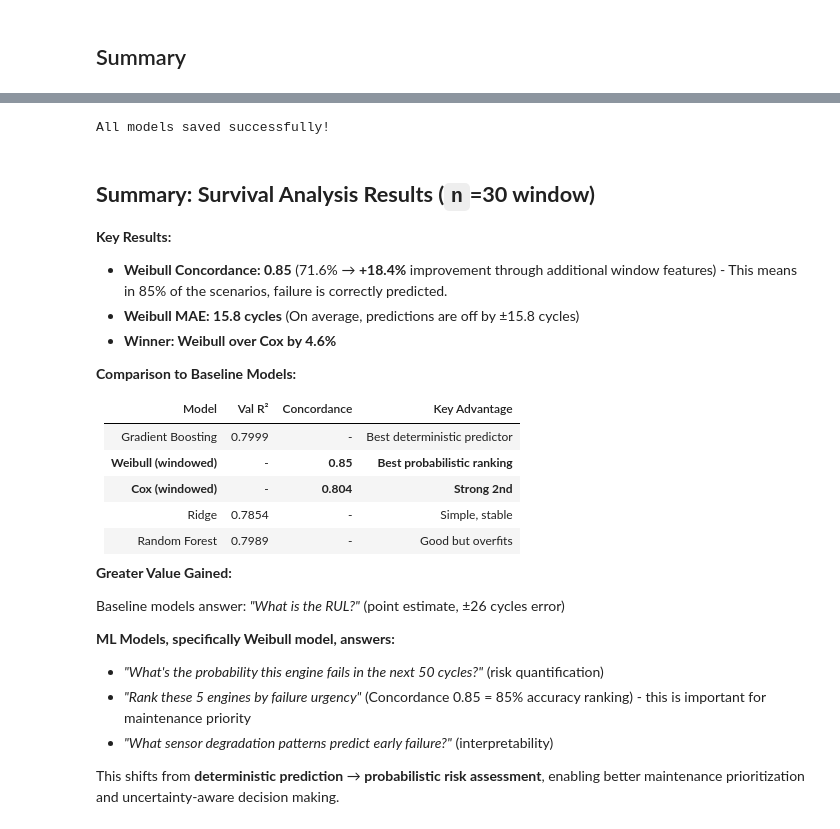
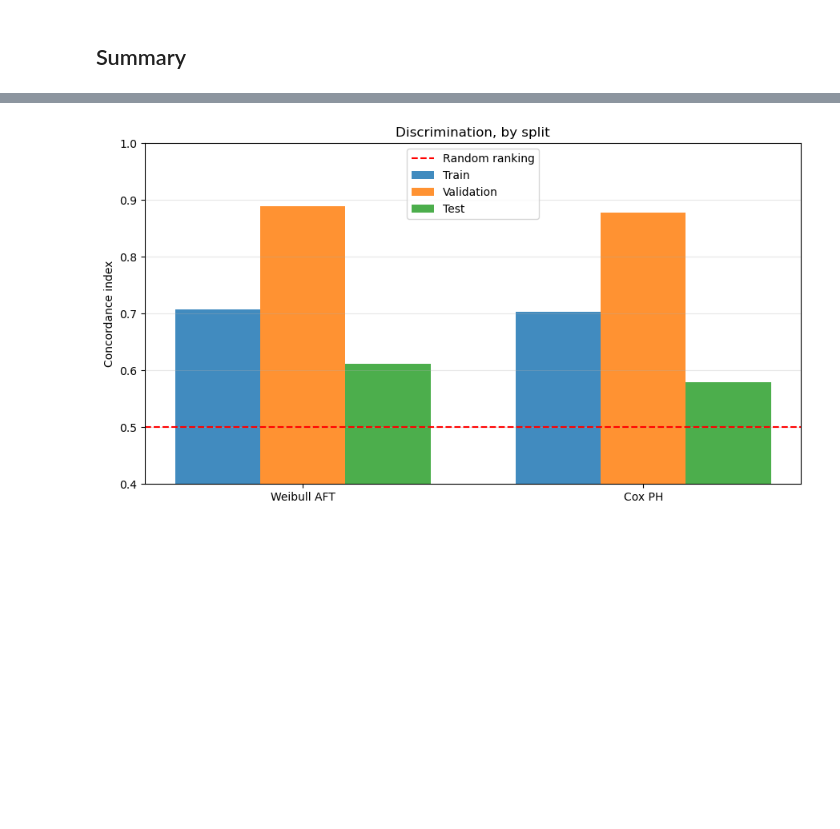
Before and after one commit to Wellbek/NASA-Turbofan-Twin, a Jupyter notebook: notebooks/05_survival_analysis.ipynb, the cells around one changed output, grey strips where cells are left out. Cells and saved outputs as stored; diff of their text form; code cells hidden in the pictures; blank space fills up the shorter version.

```diff
--- a/notebooks/05_survival_analysis.ipynb
+++ b/notebooks/05_survival_analysis.ipynb
@@ -323,0 +189,13 @@ plt.show()
+# %%
+rows = []
+for name, model in models.items():
+    rows.append({
+        'Model': 'Weibull AFT' if name == 'weibull' else 'Cox PH',
+        'Train C': round(concordance(model, design(train_f)), 3),
+        'Val C': round(concordance(model, design(val_f)), 3),
+        'Test C': round(concordance(model, design(test_f)), 3),
+    })
+
+results = pd.DataFrame(rows)
+print("CONCORDANCE INDEX (0.5 is random, 1.0 is perfect ranking)")
+print(results.to_string(index=False))
@@ -396,40 +265,19 @@ plt.show()
-# %%
-# Save different models for reuse
-
-# Create directory if it doesn't exist
-os.makedirs('../data/models/cmapss/', exist_ok=True)
-
-joblib.dump(waft, '../data/models/cmapss/waft.pkl')
-joblib.dump(cph, '../data/models/cmapss/cph.pkl')
-
-print("All models saved successfully!")
-# %% [output]
-All models saved successfully!
-# %% [markdown]
-## **Summary: Survival Analysis Results (`n`=30 window)**
-
-**Key Results:**
-- **Weibull Concordance: 0.85** (71.6% → **+18.4%** improvement through additional window features) - This means in 85% of the scenarios, failure is correctly predicted.
-- **Weibull MAE: 15.8 cycles** (On average, predictions are off by ±15.8 cycles)
-- **Winner: Weibull over Cox by 4.6%**
-
-**Comparison to Baseline Models:**
-
-| Model | Val R² | Concordance | Key Advantage |
-|-------|--------|-------------|---------------|
-| Gradient Boosting | 0.7999 | - | Best deterministic predictor |
-| **Weibull (windowed)** | - | **0.85** | **Best probabilistic ranking** |
-| **Cox (windowed)** | - | **0.804** | **Strong 2nd** |
-| Ridge | 0.7854 | - | Simple, stable |
-| Random Forest | 0.7989 | - | Good but overfits |
-
-**Greater Value Gained:**
-
-Baseline models answer: *"What is the RUL?"* (point estimate, ±26 cycles error)
-
-**ML Models, specifically Weibull model, answers:**
-- *"What's the probability this engine fails in the next 50 cycles?"* (risk quantification)
-- *"Rank these 5 engines by failure urgency"* (Concordance 0.85 = 85% accuracy ranking) - this is important for maintenance priority
-- *"What sensor degradation patterns predict early failure?"* (interpretability)
-
-This shifts from **deterministic prediction** → **probabilistic risk assessment**, enabling better maintenance prioritization and uncertainty-aware decision making.
+# %%
+fig, ax = plt.subplots(figsize=(9, 5))
+
+x = np.arange(len(results))
+ax.bar(x - 0.25, results['Train C'], 0.25, label='Train', alpha=0.85)
+ax.bar(x, results['Val C'], 0.25, label='Validation', alpha=0.85)
+ax.bar(x + 0.25, results['Test C'], 0.25, label='Test', alpha=0.85)
+ax.axhline(0.5, color='red', linestyle='--', linewidth=1.5, label='Random ranking')
+ax.set_xticks(x)
+ax.set_xticklabels(results['Model'])
+ax.set_ylabel('Concordance index')
+ax.set_ylim(0.4, 1.0)
+ax.set_title('Discrimination, by split')
+ax.legend()
+ax.grid(True, alpha=0.3, axis='y')
+plt.tight_layout()
+plt.show()
+# %% [output]
+[figure, added]
```
Also changed, not shown: parts of 26 cells of this notebook, 4 other files.
